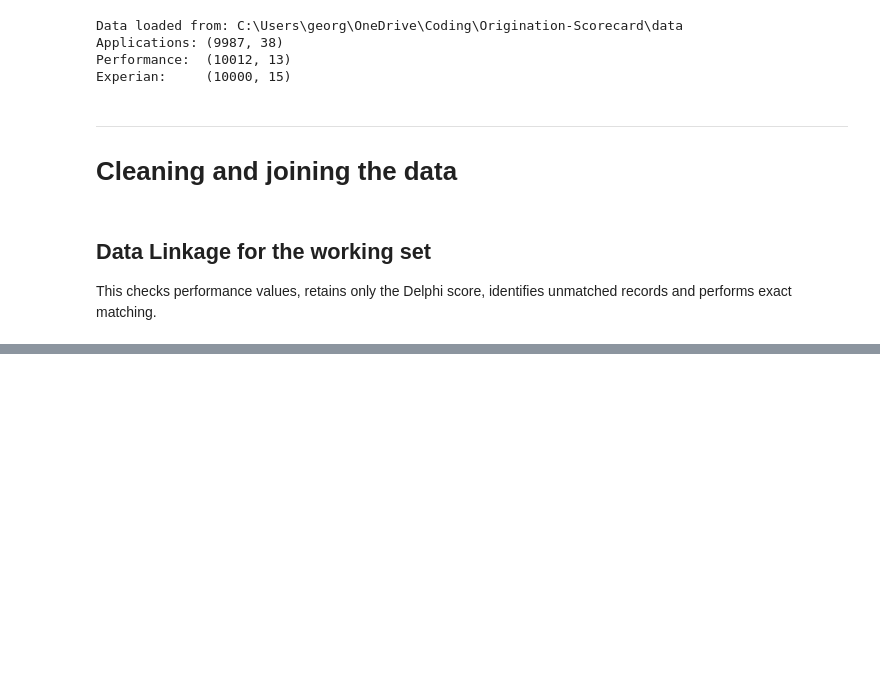
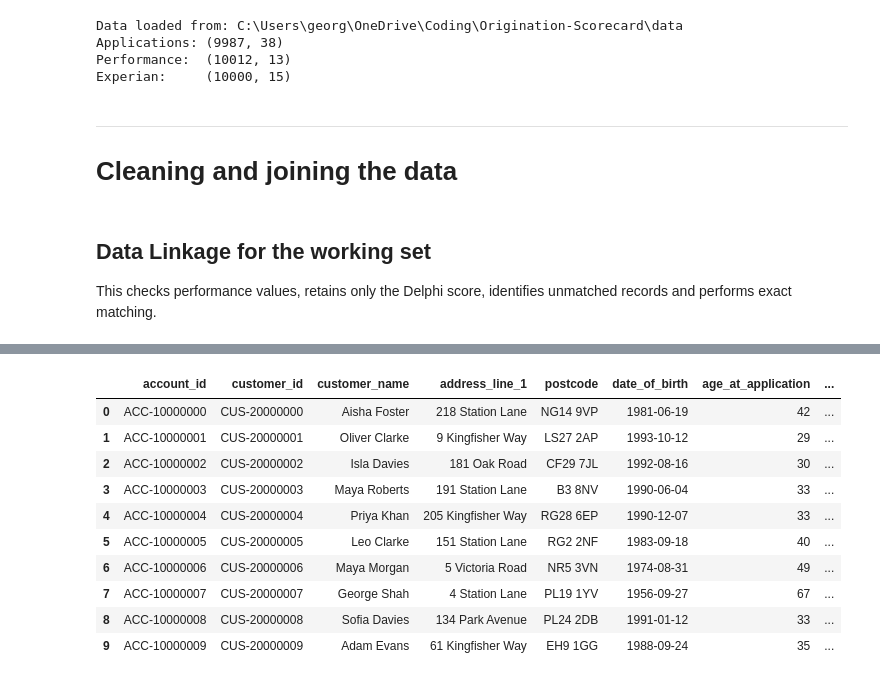
Before and after one commit to gwilliams05/Origination-Scorecard, a Jupyter notebook: notebooks/04 Data Linkage.ipynb, the cells around one changed output, grey strips where cells are left out. Drawn from its saved outputs; the diff is of its cells as text; code cells hidden in the pictures; blank space fills up the shorter version.

```diff
--- a/notebooks/04 Data Linkage.ipynb
+++ b/notebooks/04 Data Linkage.ipynb
@@ -502,0 +542,84 @@ Name: rows, dtype: int64
+# %%
+from IPython.display import display
+
+
+# Working data must contain unique, valid canonical IDs.
+assert working_data["account_id"].is_unique
+assert working_data["account_id"].notna().all()
+
+assert working_data["account_id"].str.fullmatch(
+    CANONICAL_ID_PATTERN
+).all()
+
+assert len(working_data) == len(common_ids)
+
+assert working_data[performance_columns].isin(
+    [0, 1]
+).all().all()
+
+assert working_data["DelphiScore"].notna().all()
+
+
+# Ensure ignored Delphi columns did not enter working data.
+ignored_delphi_columns = (
+    set(delphi_raw.columns)
+    - {"account_id", "DelphiScore"}
+)
+
+assert not (
+    ignored_delphi_columns
+    & set(working_data.columns)
+)
+
+
+# Every excluded source row must have a reason.
+assert exceptions["exception_reason"].notna().all()
+
+# A source row must appear in exceptions at most once.
+assert not exceptions.duplicated(
+    subset=["source_table", "source_row_number"]
+).any()
+
+
+# Every working account consumes one row from each source.
+# All remaining source rows must appear in exceptions.
+source_counts = {
+    "applications": len(applications),
+    "performance_12m": len(performance),
+    "experian_consumer": len(delphi_raw),
+}
+
+for source, source_count in source_counts.items():
+    excluded_count = exceptions["source_table"].eq(source).sum()
+
+    assert source_count == len(working_data) + excluded_count, (
+        f"Row reconciliation failed for {source}"
+    )
+
+
+# Create the new CSV files without changing the source CSVs.
+working_path = DATA_DIR / "working data.csv"
+exceptions_path = DATA_DIR / "exceptions.csv"
+
+working_data.to_csv(working_path, index=False)
+exceptions.to_csv(exceptions_path, index=False)
+
+
+print(f"Working accounts: {len(working_data):,}")
+print(f"Excluded source rows: {len(exceptions):,}")
+print(f"Saved: {working_path}")
+print(f"Saved: {exceptions_path}")
+
+print("\nExceptions by source and reason:")
+display(
+    exceptions.groupby(
+        ["source_table", "exception_reason"]
+    ).size().rename("rows")
+)
+
+print("\nWorking data — first 10 rows:")
+display(working_data.head(10))
+
+print("\nExceptions — first 10 rows:")
+display(exceptions.head(10))
+# %% [output]
@@ -502,0 +642,11 @@ Name: rows, dtype: int64
+|  | account_id | customer_id | customer_name | address_line_1 | postcode | date_of_birth | age_at_application | ... |
+| 0 | ACC-10000000 | CUS-20000000 | Aisha Foster | 218 Station Lane | NG14 9VP | 1981-06-19 | 42 | ... |
+| 1 | ACC-10000001 | CUS-20000001 | Oliver Clarke | 9 Kingfisher Way | LS27 2AP | 1993-10-12 | 29 | ... |
+| 2 | ACC-10000002 | CUS-20000002 | Isla Davies | 181 Oak Road | CF29 7JL | 1992-08-16 | 30 | ... |
+| 3 | ACC-10000003 | CUS-20000003 | Maya Roberts | 191 Station Lane | B3 8NV | 1990-06-04 | 33 | ... |
+| 4 | ACC-10000004 | CUS-20000004 | Priya Khan | 205 Kingfisher Way | RG28 6EP | 1990-12-07 | 33 | ... |
+| 5 | ACC-10000005 | CUS-20000005 | Leo Clarke | 151 Station Lane | RG2 2NF | 1983-09-18 | 40 | ... |
+| 6 | ACC-10000006 | CUS-20000006 | Maya Morgan | 5 Victoria Road | NR5 3VN | 1974-08-31 | 49 | ... |
+| 7 | ACC-10000007 | CUS-20000007 | George Shah | 4 Station Lane | PL19 1YV | 1956-09-27 | 67 | ... |
+| 8 | ACC-10000008 | CUS-20000008 | Sofia Davies | 134 Park Avenue | PL24 2DB | 1991-01-12 | 33 | ... |
+| 9 | ACC-10000009 | CUS-20000009 | Adam Evans | 61 Kingfisher Way | EH9 1GG | 1988-09-24 | 35 | ... |
```
Also changed, not shown: parts of 9 cells of this notebook, 12 other files.
